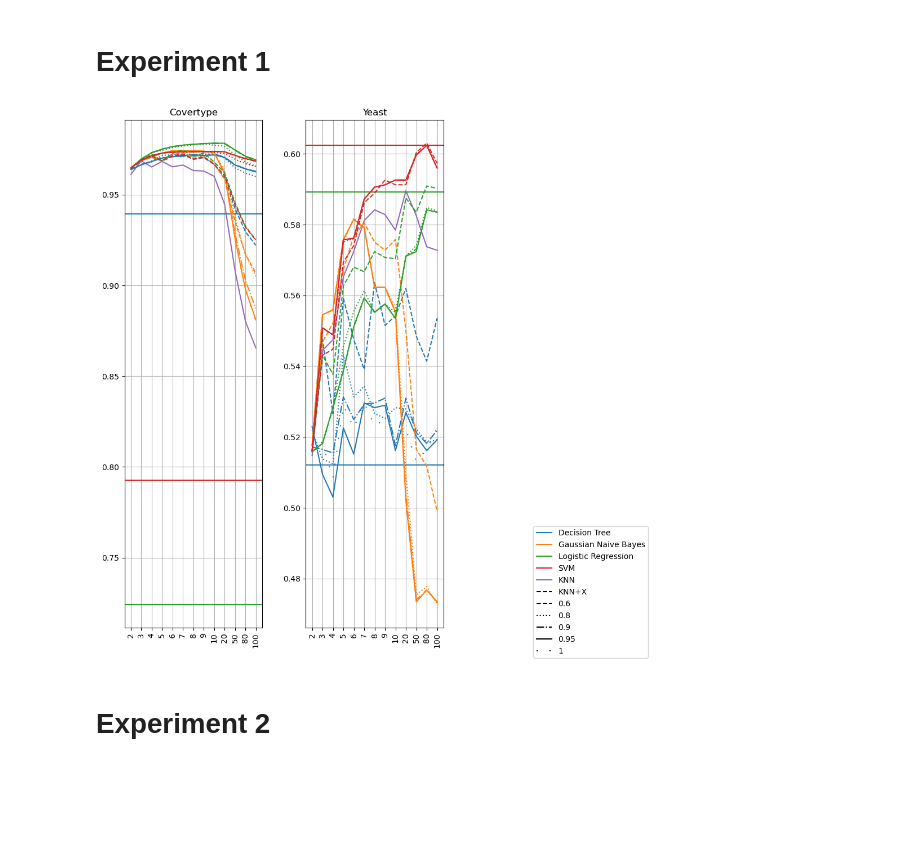
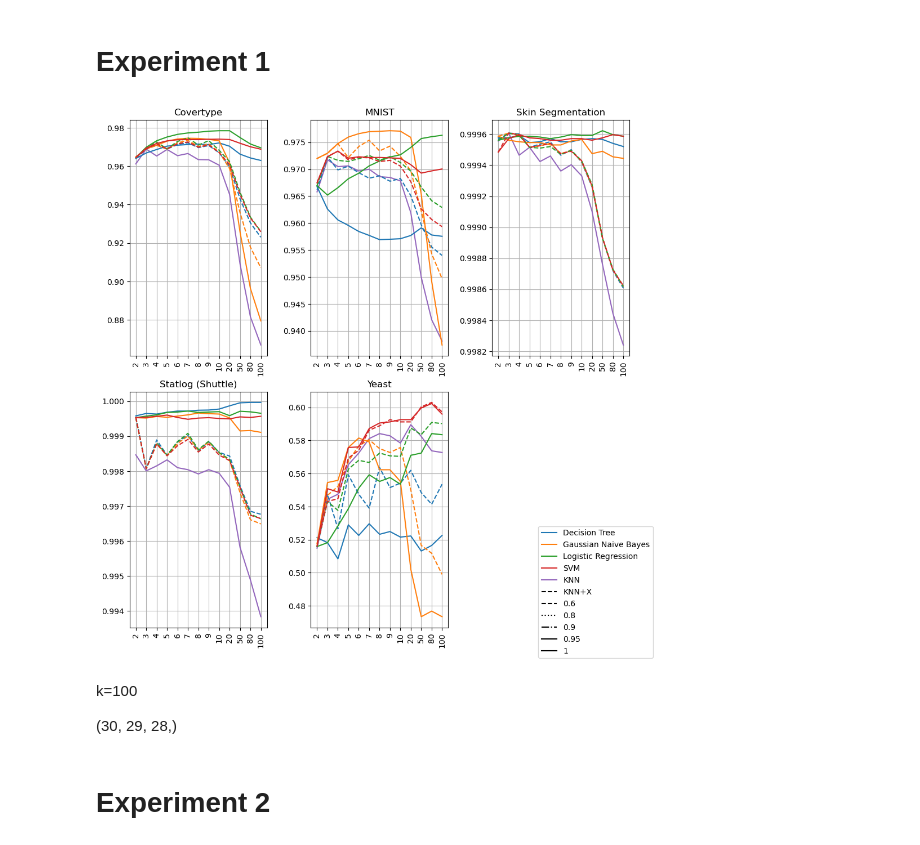
Before and after one commit to danigil/KNN-X, a Jupyter notebook: plot_results.ipynb, the cells around one changed output. Drawn from its saved outputs; the diff is of its cells as text; code cells hidden in the pictures; blank space fills up the shorter version.

```diff
--- a/plot_results.ipynb
+++ b/plot_results.ipynb
@@ -11,16 +11,16 @@ import matplotlib.lines as mlines
 
 from math import ceil
 
-ret = ret_avg_results(datasets=['covertype', 'yeast'])
+ret = ret_avg_results(datasets=['mnist', 'covertype', 'yeast', 'skin', 'statlog'])
 datasets = ret.keys()
 
 col_amount = min(3, len(datasets)+1)
-col_amount = len(datasets)+1
+# col_amount = len(datasets)+1
 q = len(datasets)//col_amount
 r = len(datasets)%col_amount
 
 # row_amount = q+1
-row_amount = 1
+row_amount = 2
 # col_amount = ceil(len(datasets)/2)
 fig, axs = plt.subplots(row_amount, col_amount,figsize=(10, 10))
 fig.tight_layout(pad=2.5)
@@ -86,41 +86,46 @@ for i, dataset in enumerate(sorted(datasets)):
 
     #print(i%len(datasets))
     #print(len(datasets))
     curr_ax = axs[i//col_amount, i%col_amount]
 
     # curr_ax.set_yscale("logit")
 
     curr_ax.set_title(f"{dataset_map[dataset]}")
     curr_ax.plot(default_k_ticks, baseline_knn, label="KNN", linestyle='solid', color=colors[len(clfs)])
     curr_ax.set_xticks(default_k_ticks, ks, rotation=90)
 
     curr_ax.grid(True)
 
-    for (iclf, clf) in enumerate(clfs):
-        if 'gaussian' in clf.lower():
-            continue
-        curr_ax.axhline(y=baseline[iclf], label=f'{clf}', color=colors[iclf%len(clfs)], linestyle='solid')
+    # for (iclf, clf) in enumerate(clfs):
+    #     # if 'gaussian' in clf.lower():
+    #     #     continue
+    #     curr_ax.axhline(y=baseline[iclf], label=f'{clf}', color=colors[iclf%len(clfs)], linestyle='dashed')
 
-    line_styles = ['dashed', 'dotted', 'dashdot', 'solid', (0, (1,10))]
+    # line_styles = ['dashed', 'dotted', 'dashdot', 'solid', (0, (1,10))]
+    line_styles = ['dashed', 'dotted', 'dashdot', 'solid', 'solid']
     patches_t = [mlines.Line2D(xdata=[0], ydata=[0], color='black', linestyle=line_styles[i%len(thresholds)], label=threshold) for i,threshold in enumerate(thresholds)]
 
     for (iclf, clf), (it, threshold) in product(enumerate(clfs), enumerate(thresholds)):
-        # if threshold != 1.0:
-        #     continue
+        if threshold not in (1.0, 0.6):
+            continue
 
         curr = smart[iclf, it]
         curr_ax.plot(default_k_ticks, curr, color=colors[iclf%len(clfs)], linestyle=line_styles[it])
 
 fig.legend(handles=handles+patches_t, loc='lower right')
 plt.show()
     # ax = axs[i]
 
     # ax.set_title(dataset)
     # ax.set_xlabel('Number of features')
     # ax.set_ylabel('Accuracy')
     # ax.legend()
 # %% [output]
-[figure, old version]
+[figure, new version]
+# %% [markdown]
+k=100
+
+(30, 29, 28,)
 # %% [markdown]
 # Experiment 2
 # %%
```
Also changed, not shown: 2 other files.
